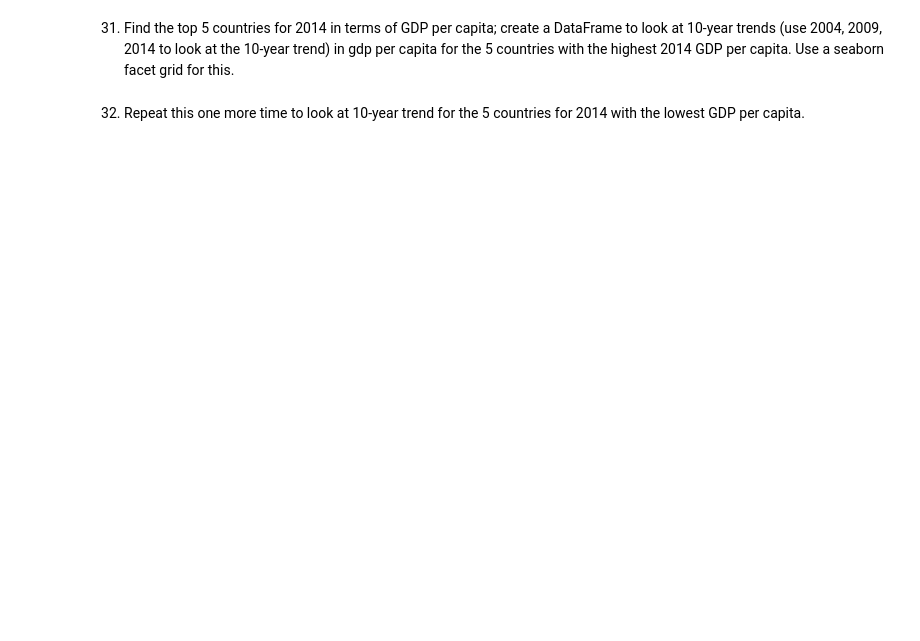
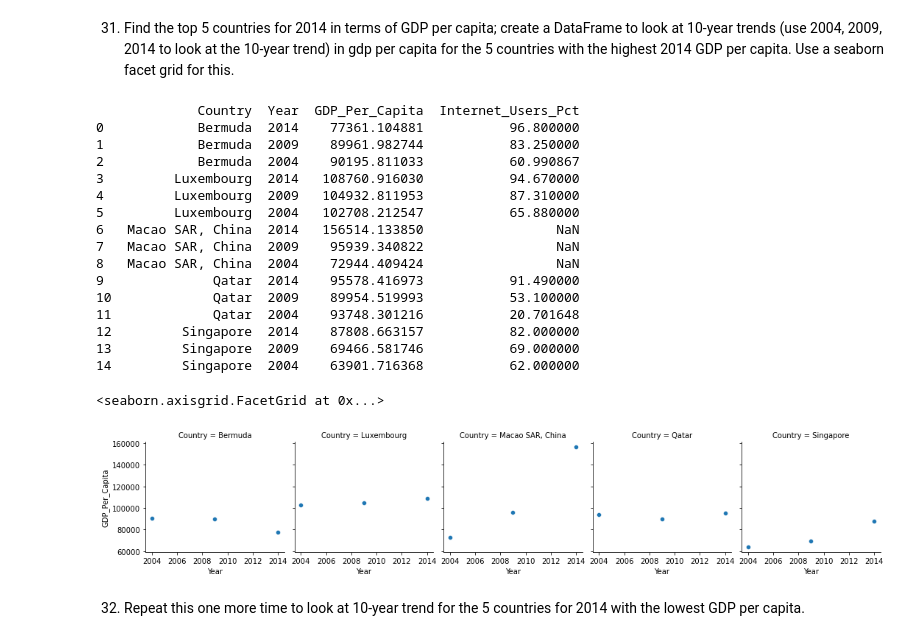
Before and after one commit to NSS-Data-Analytics-Cohort-7/gdp-and-internet-usage-PrestonSpencer, a Jupyter notebook: Notebooks/gdp_internet_project.ipynb, the cells around one changed output. Saved outputs shown, nothing was run; the diff lists cells and outputs as text; code cells hidden in the pictures; blank space fills up the shorter version.

```diff
--- a/Notebooks/gdp_internet_project.ipynb
+++ b/Notebooks/gdp_internet_project.ipynb
@@ -397,4 +426,29 @@ sns.FacetGrid(top_5_internet)
 # %% [markdown]
 31. Find the top 5 countries for 2014 in terms of GDP per capita; create a DataFrame to look at 10-year trends (use 2004, 2009, 2014 to look at the 10-year trend) in gdp per capita for the 5 countries with the highest 2014 GDP per capita. Use a seaborn facet grid for this.
+# %%
+gdp_high_5 = df_2014.nlargest(n=5, columns=["GDP_Per_Capita"]).drop(columns=["Year", "GDP_Per_Capita", "Internet_Users_Pct"])
+top_5_gdp = pd.merge(years_3, gdp_high_5, on=["Country"])
+print(top_5_gdp)
+fg_gdp_max = sns.FacetGrid(top_5_gdp, col="Country")
+fg_gdp_max.map(sns.scatterplot, "Year", "GDP_Per_Capita")
+# %% [output]
+             Country  Year  GDP_Per_Capita  Internet_Users_Pct
+0            Bermuda  2014    77361.104881           96.800000
+1            Bermuda  2009    89961.982744           83.250000
+2            Bermuda  2004    90195.811033           60.990867
+3         Luxembourg  2014   108760.916030           94.670000
+4         Luxembourg  2009   104932.811953           87.310000
+5         Luxembourg  2004   102708.212547           65.880000
+6   Macao SAR, China  2014   156514.133850                 NaN
+7   Macao SAR, China  2009    95939.340822                 NaN
+8   Macao SAR, China  2004    72944.409424                 NaN
+9              Qatar  2014    95578.416973           91.490000
+10             Qatar  2009    89954.519993           53.100000
+11             Qatar  2004    93748.301216           20.701648
+12         Singapore  2014    87808.663157           82.000000
+13         Singapore  2009    69466.581746           69.000000
+14         Singapore  2004    63901.716368           62.000000
+<seaborn.axisgrid.FacetGrid at 0x...>
+[figure, added]
 # %% [markdown]
 32. Repeat this one more time to look at 10-year trend for the 5 countries for 2014 with the lowest GDP per capita.
```
Also changed, not shown: parts of 14 cells of this notebook.
